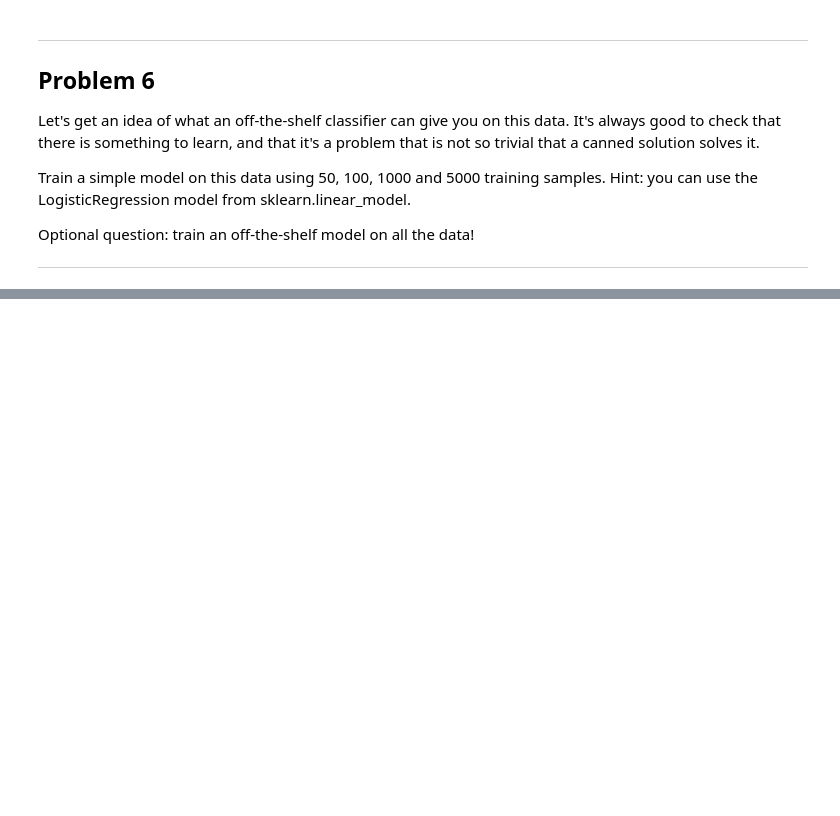
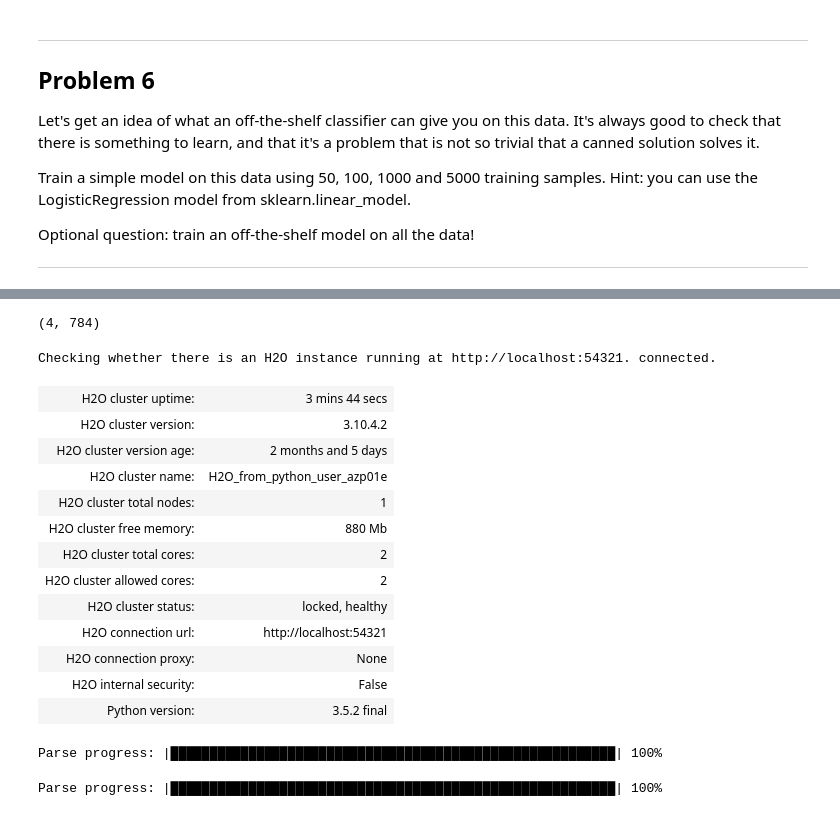
Before and after one commit to hamzafar/deep_learning_by_Google, a Jupyter notebook: lesson1/1_notmnist.ipynb, the cells around one changed output, grey strips where cells are left out. Cells and saved outputs as stored; diff of their text form; code cells hidden in the pictures; blank space fills up the shorter version.

```diff
--- a/lesson1/1_notmnist.ipynb
+++ b/lesson1/1_notmnist.ipynb
@@ -415,0 +454,4 @@ Optional question: train an off-the-shelf model on all the data!
+# %%
+tmp.shape
+# %% [output]
+(4, 784)
@@ -415,0 +462,25 @@ Optional question: train an off-the-shelf model on all the data!
+# %%
+h2o.init()
+# %% [output]
+Checking whether there is an H2O instance running at http://localhost:54321. connected.
+| H2O cluster uptime: | 3 mins 44 secs |
+| H2O cluster version: | 3.10.4.2 |
+| H2O cluster version age: | 2 months and 5 days |
+| H2O cluster name: | H2O_from_python_user_azp01e |
+| H2O cluster total nodes: | 1 |
+| H2O cluster free memory: | 880 Mb |
+| H2O cluster total cores: | 2 |
+| H2O cluster allowed cores: | 2 |
+| H2O cluster status: | locked, healthy |
+| H2O connection url: | http://localhost:54321 |
+| H2O connection proxy: | None |
+| H2O internal security: | False |
+| Python version: | 3.5.2 final |
+# %%
+hdf_train = h2o.H2OFrame(tmp)
+# %% [output]
+Parse progress: |█████████████████████████████████████████████████████████| 100%
+# %%
+hdf_lbl = h2o.H2OFrame(smp_lbl, column_names=['target'])
+# %% [output]
+Parse progress: |█████████████████████████████████████████████████████████| 100%
```
Also changed, not shown: parts of 14 cells of this notebook.
